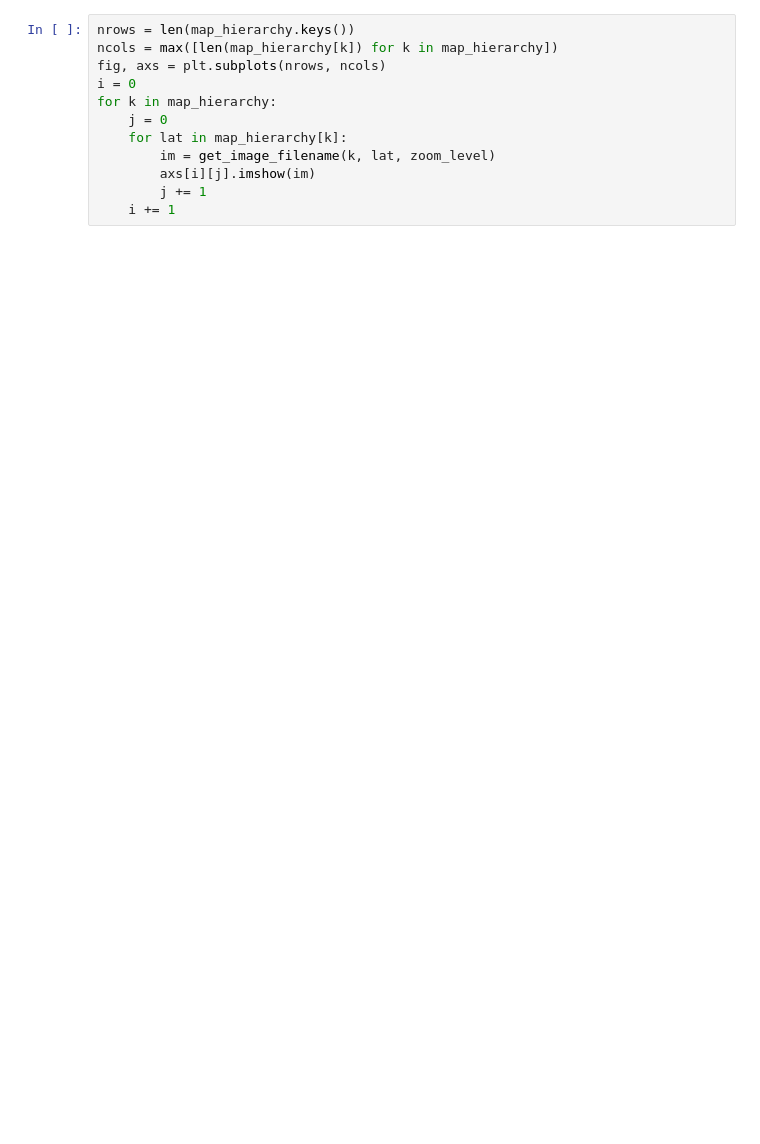
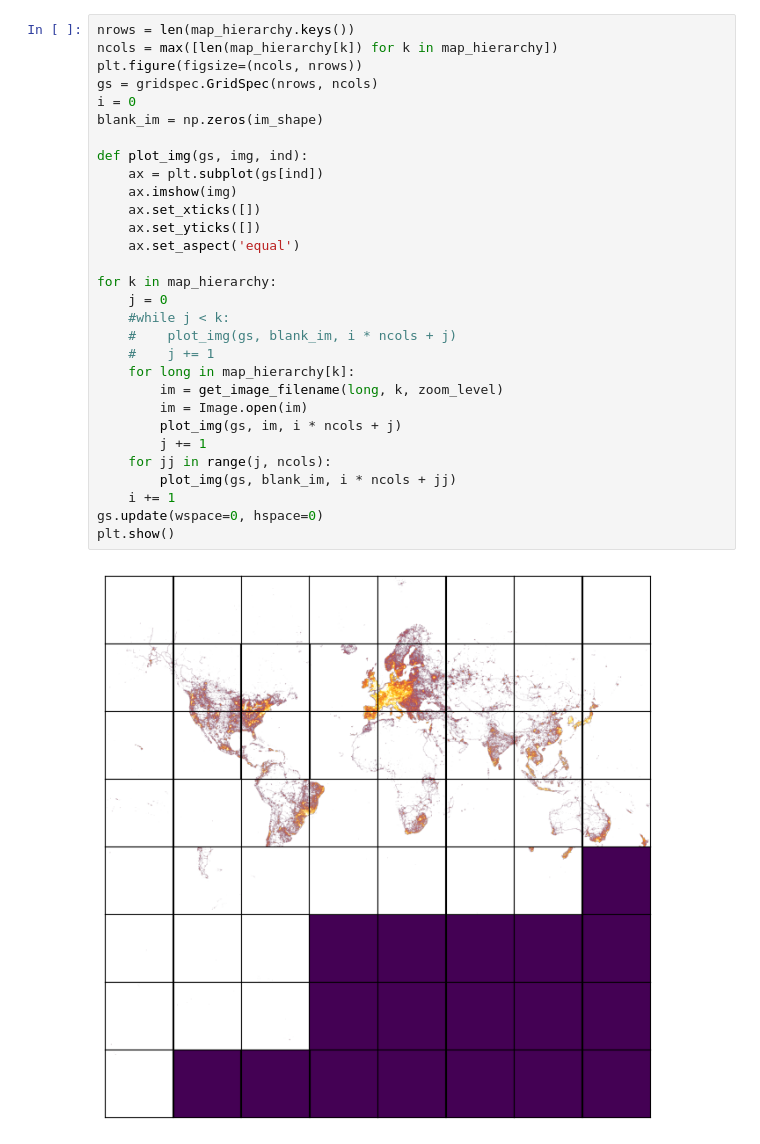
Before and after one commit to john-judge/StravaHeatmapScrape, a Jupyter notebook: scraper.ipynb, the cells around one changed output. Drawn from its saved outputs; the diff is of its cells as text; blank space fills up the shorter version.

Commit message:
web scraped at zoom level 3 success

```diff
--- a/scraper.ipynb
+++ b/scraper.ipynb
@@ -65,12 +68,32 @@ Requesting https://heatmap-external-c.strava.com/tiles/all/hot/3/7/3.png?v=19
 # %%
 nrows = len(map_hierarchy.keys())
 ncols = max([len(map_hierarchy[k]) for k in map_hierarchy])
-fig, axs = plt.subplots(nrows, ncols)
+plt.figure(figsize=(ncols, nrows))
+gs = gridspec.GridSpec(nrows, ncols)
 i = 0
+blank_im = np.zeros(im_shape)
+
+def plot_img(gs, img, ind):
+    ax = plt.subplot(gs[ind])
+    ax.imshow(img)
+    ax.set_xticks([])
+    ax.set_yticks([])
+    ax.set_aspect('equal')
+
 for k in map_hierarchy:
     j = 0
-    for lat in map_hierarchy[k]:
-        im = get_image_filename(k, lat, zoom_level)
-        axs[i][j].imshow(im)
+    #while j < k:
+    #    plot_img(gs, blank_im, i * ncols + j)
+    #    j += 1
+    for long in map_hierarchy[k]:
+        im = get_image_filename(long, k, zoom_level)
+        im = Image.open(im)
+        plot_img(gs, im, i * ncols + j)
         j += 1
+    for jj in range(j, ncols):
+        plot_img(gs, blank_im, i * ncols + jj)
     i += 1
+gs.update(wspace=0, hspace=0)
+plt.show()
+# %% [output]
+[figure, added]
```
Also changed, not shown: parts of 2 cells of this notebook.
